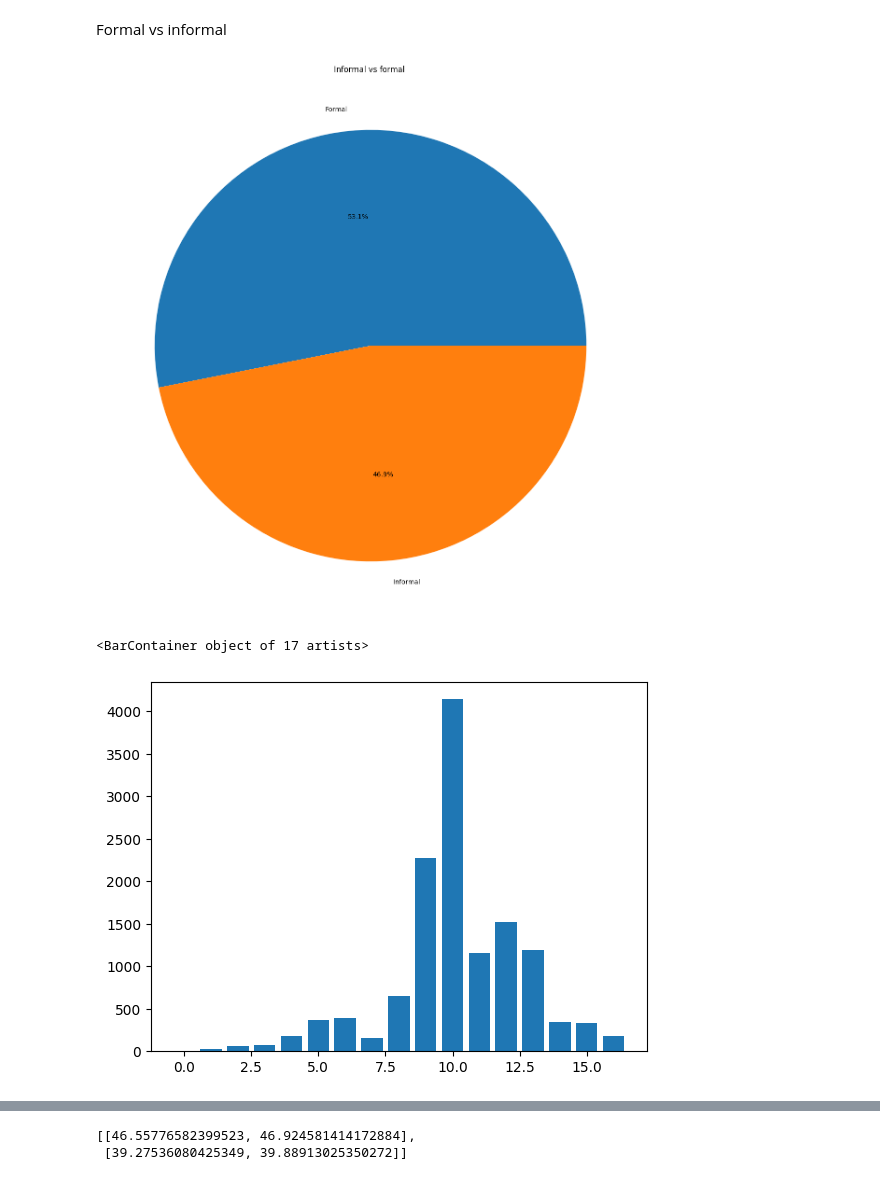
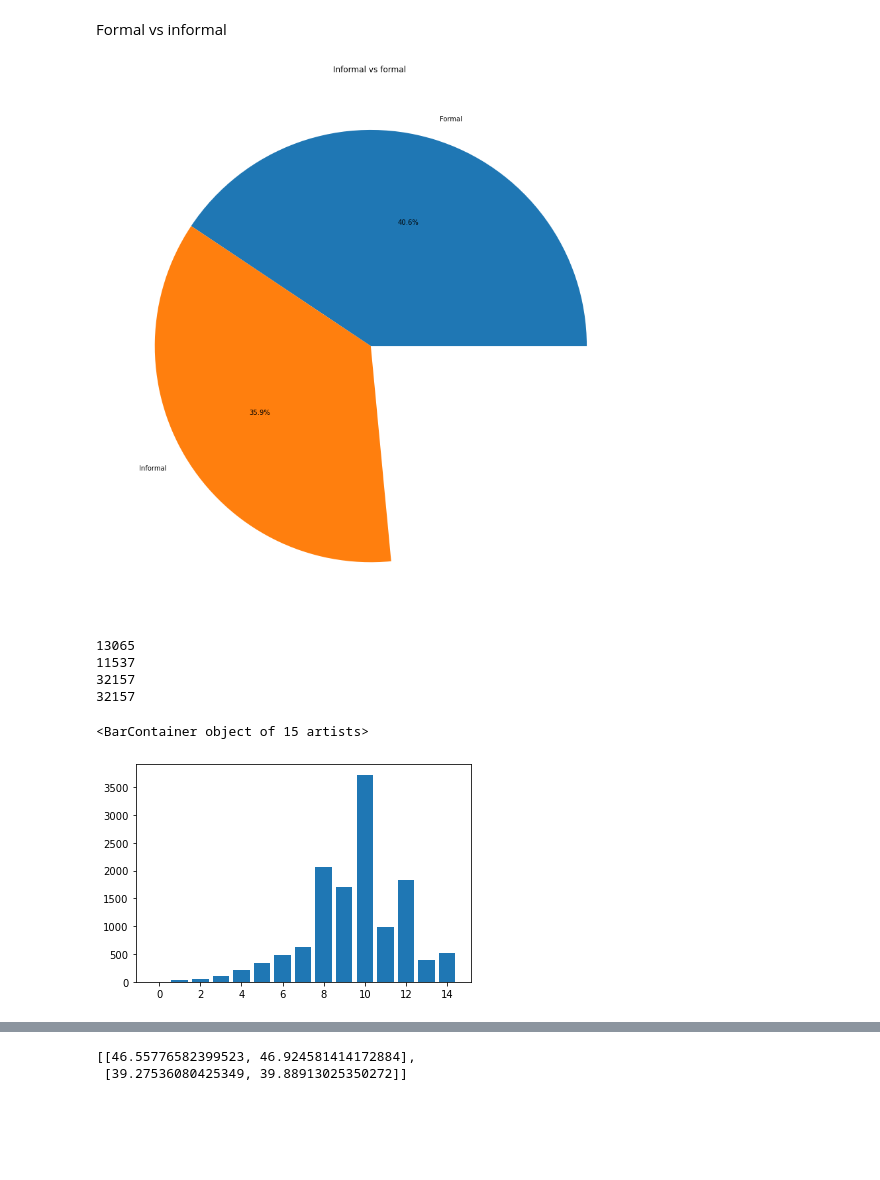
Before and after one commit to mTrujillf/inferencia, a Jupyter notebook: inferencia3.ipynb, the cells around one changed output, grey strips where cells are left out. Saved outputs shown, nothing was run; the diff lists cells and outputs as text; code cells hidden in the pictures; blank space fills up the shorter version.

```diff
--- a/inferencia3.ipynb
+++ b/inferencia3.ipynb
@@ -186,14 +188,14 @@ Separar la poblacion en niveles educativos (NIV)
 # %%
 minimo = min(df_nuevo['tot_horas'])
 maximo = max(df_nuevo['tot_horas'])
-num_grupo = 16
+num_grupo = 15
 df_nuevo['grupo_horas'] = grupos(df_nuevo['tot_horas'],minimo,maximo,num_grupo)
 print('grupos de horas')
 imprimeGrupo(minimo,maximo,num_grupo)
 print('-------------------------------------------------------------------')
 minimo = min(df_nuevo['ganancia_hora'])
 maximo = max(df_nuevo['ganancia_hora'])
-num_grupo = 16
+num_grupo = 20
 df_nuevo['grupo_ganancia_hora'] = grupos(df_nuevo['ganancia_hora'],minimo,maximo,num_grupo)
 print('grupos de ganacia por hora')
 imprimeGrupo(minimo,maximo,num_grupo)
@@ -203,5 +205,7 @@ df_basica = df_basica.loc[df_basica['NIV'] < 4]
 df_media = df_nuevo.loc[df_nuevo['NIV'] > 3]
 df_media = df_media.loc[df_media['NIV'] < 8]
 df_superior = df_nuevo.loc[df_nuevo['NIV'] > 7]
+df_nula.to_csv('Nula')
+df_basica.to_csv('Basica')
 # %% [output]
 grupos de horas
@@ -468,28 +479,38 @@ dif_media_ganancia
 # %% [markdown]
 Formal vs informal
 # %%
-df_formal = df_nuevo.loc[df_nuevo['P5_6_6'] == 1.0]
-df_informal = df_nuevo.loc[df_nuevo['P5_6_6'] == 2.0]
+df_formal = df_nuevo.loc[df_nuevo['P5_6_6'] == 1]
+df_informal = df_nuevo.loc[df_nuevo['P5_6_6'] == 2]
 
 tot_formal = len(df_formal)
 tot_informal = len(df_informal)
 arr_pie = [tot_formal/tot_muestra,tot_informal/tot_muestra]
 mylabels = ['Formal','Informal']
 
 plt.figure(figsize=(15,15))
 plt.title("Informal vs formal ")
 plt.pie(arr_pie,labels = mylabels, autopct='%1.1f%%')
 plt.show()
 # %% [output]
-[figure, old version]
+[figure, new version]
+# %%
+print(tot_formal)
+print(tot_informal)
+print(tot_muestra)
+print(len(df_nuevo))
+# %% [output]
+13065
+11537
+32157
+32157
 # %%
 y = df_formal['grupo_horas'].value_counts()
 x = y.keys()
 y = y.values
 plt.bar(x,y)
 # %% [output]
-<BarContainer object of 17 artists>
+<BarContainer object of 15 artists>
-[figure, old version]
+[figure, new version]
 # %%
 y = df_formal['grupo_ganancia_hora'].value_counts()
 x = y.keys()
```
Also changed, not shown: parts of 29 cells of this notebook.
